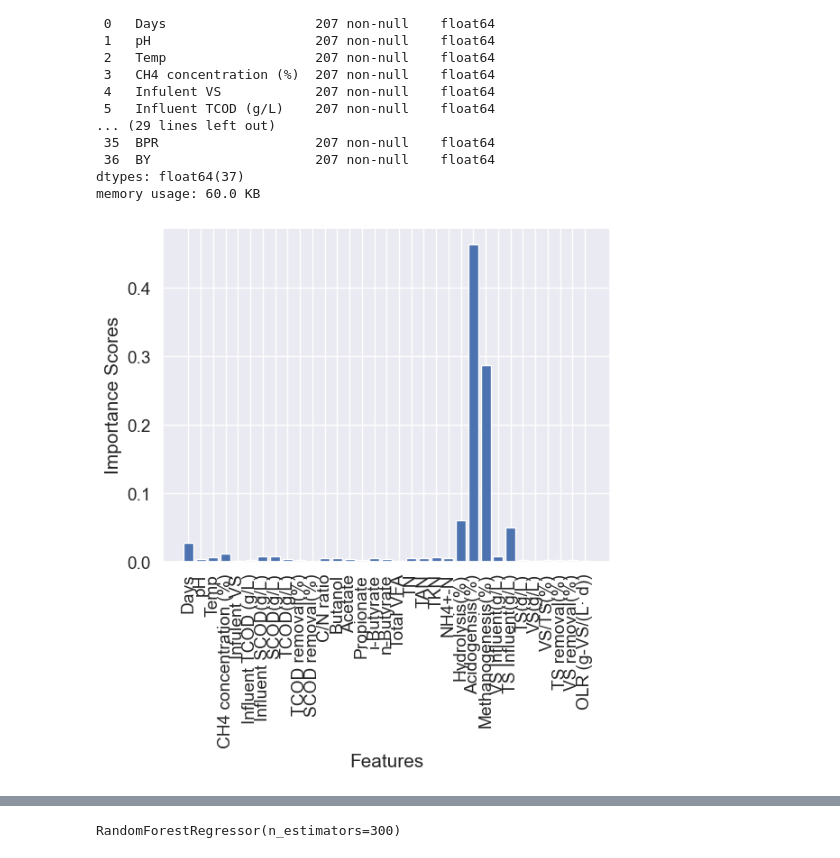
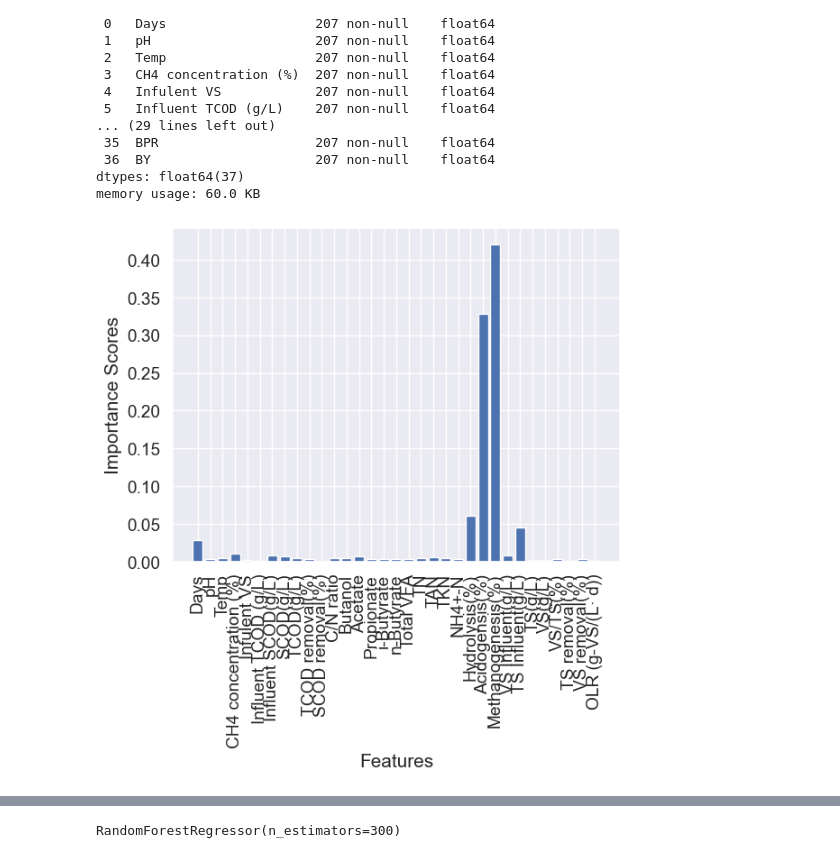
Before and after one commit to wenyi22/-, a Jupyter notebook: part1.ipynb, the cells around one changed output, grey strips where cells are left out. Drawn from its saved outputs; the diff is of its cells as text; code cells hidden in the pictures.

```diff
--- a/part1.ipynb
+++ b/part1.ipynb
@@ -340,7 +320,7 @@ train = train.iloc[2:].reset_index(drop=True)
 test = test.iloc[2:].reset_index(drop=True)
 
 # train = train.interpolate(method="linear", limit_direction="both")
-# test = test.interpolate(method="linear", limit_direction="both")
+test = test.interpolate(method="linear", limit_direction="backward")
 # %%
 # # 找到Butanol列中的最低值
 # butanol_min = train['Butanol'].min()
@@ -606,10 +602,10 @@ BY: 不顯著 (p-value: 23.421372791297436)
 # print(tukey_results_df)
 # %%
 #數值型數據
-numeric_cols = train_dummy_data.columns[train_dummy_data.dtypes !='object']
+numeric_cols = train.columns[train.dtypes !='object']
 numeric_cols
 
-numeric_cols = test_dummy_data.columns[test_dummy_data.dtypes !='object']
+numeric_cols = test.columns[test.dtypes !='object']
 numeric_cols
 # %% [output]
 Index(['Days', 'pH', 'Temp', 'CH4 concentration (%)', 'Infulent VS',
@@ -629,8 +625,8 @@ test_dummy_data.loc[: ,numeric_cols] = (test_dummy_data.loc[: ,numeric_cols] - n
 # %%
 #標準化:（X-X'）/S  進行數據轉換  X 為原始值，X' 為平均值，S 為標準差
-numeric_cols_mean =train_dummy_data.loc[: ,numeric_cols].mean() # mean() 函式計算數值型特徵的平均值
-numeric_cols_std = train_dummy_data.loc[: ,numeric_cols].std() #std() 函式計算數值型特徵的標準差
-train_dummy_data.loc[: ,numeric_cols] = (train_dummy_data.loc[: ,numeric_cols] - numeric_cols_mean)/numeric_cols_std #轉換後的數值型特徵資料儲存在 train_dummy_data 變數中
+numeric_cols_mean =train.loc[: ,numeric_cols].mean() # mean() 函式計算數值型特徵的平均值
+numeric_cols_std = train.loc[: ,numeric_cols].std() #std() 函式計算數值型特徵的標準差
+train.loc[: ,numeric_cols] = (train.loc[: ,numeric_cols] - numeric_cols_mean)/numeric_cols_std #轉換後的數值型特徵資料儲存在 train 變數中
 # %%
 # # 選擇顯著差異的變數對進行進一步分析
 # significant_pairs = tukey_results_df[tukey_results_df['Reject Null']]
@@ -666,9 +662,9 @@ train_dummy_data.loc[: ,numeric_cols] = (train_dummy_data.loc[: ,numeric_cols] -
 #         print(f"Mean: {mean_variable_2}, Standard Deviation: {std_variable_2}")
 # %%
 #isnull()看數據缺失值
-train_dummy_data["SCOD removal(%)"] = train_dummy_data["SCOD removal(%)"].fillna(0)
+train["SCOD removal(%)"] = train["SCOD removal(%)"].fillna(0)
 plt.figure(figsize=(10,10))
-sns.heatmap(train_dummy_data.isnull(), yticklabels=False, cbar=False)
+sns.heatmap(train.isnull(), yticklabels=False, cbar=False)
 plt.tight_layout()
 plt.show()
 # %% [output]
@@ -742,36 +738,36 @@ features = ['Days', 'pH', 'Temp', 'CH4 concentration (%)', 'Infulent VS',
 
 targets = ['MPR', 'MY', 'BPR', 'BY']  # 您的目標變量
 
 # 創建特徵和目標變量的數據集
-X = train_dummy_data[features]
-y = train_dummy_data[targets]
+X = train[features]
+y = train[targets]
 
 # 構建隨機森林模型
 model = RandomForestRegressor(n_estimators=100)
 
 # 訓練模型
 model.fit(X, y)
 
 # 提取變數重要性
 importance_scores = model.feature_importances_
 
 # 設置閾值為分位數
 threshold = np.percentile(importance_scores, 80)
 
 # 選擇重要性分數大於閾值的特徵
 selected_features = [feat for feat, score in zip(features, importance_scores) if score > threshold]
 
 
 # 可視化變數重要性
 
 
 plt.bar(features, importance_scores)
 plt.xlabel('Features')
 plt.ylabel('Importance Scores')
 plt.xticks(rotation=90)
 plt.show()
 # %% [output]
-[figure, old version]
+[figure, new version]
 # %%
 # 將特徵名稱和重要性分數組成一個字典
 importance_dict = dict(zip(features, importance_scores))
```
Also changed, not shown: parts of 33 cells of this notebook.
